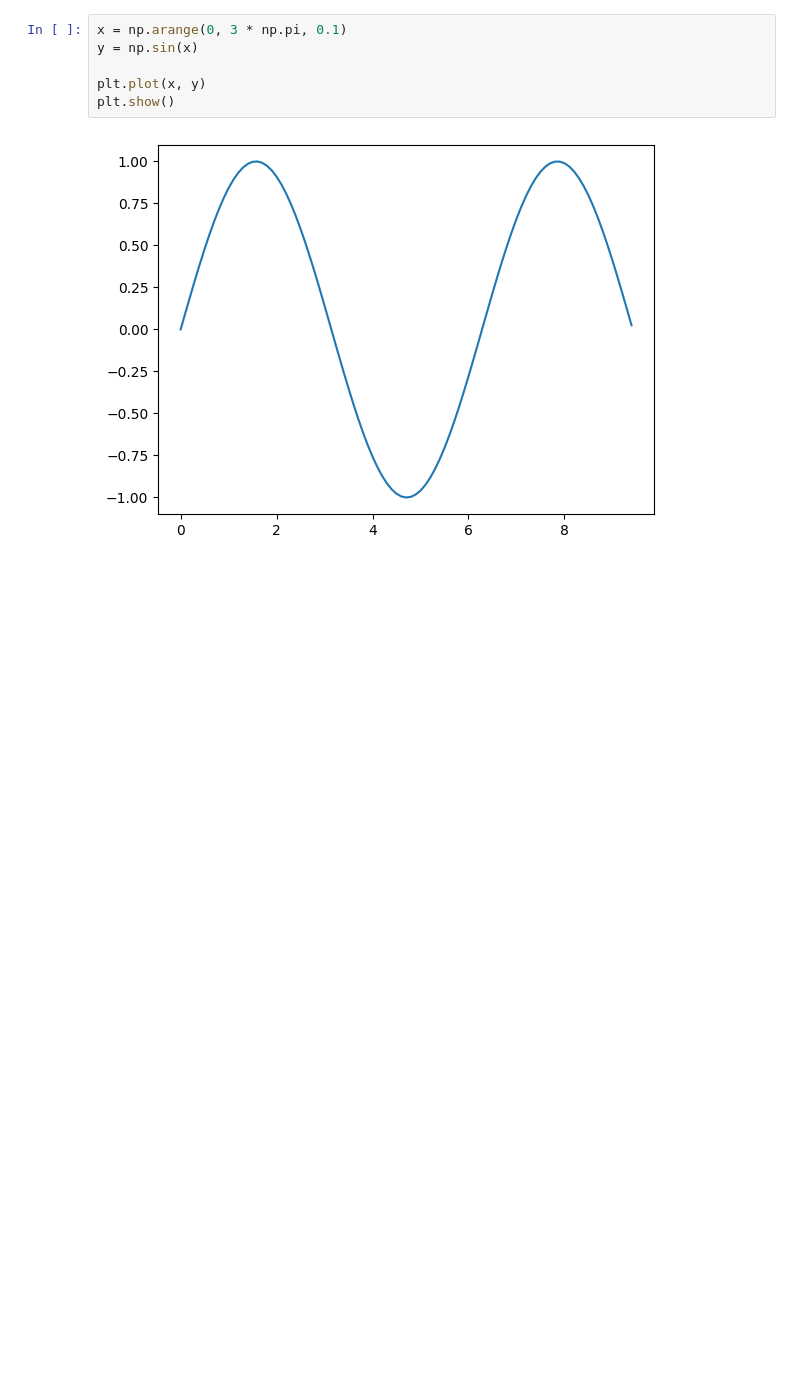
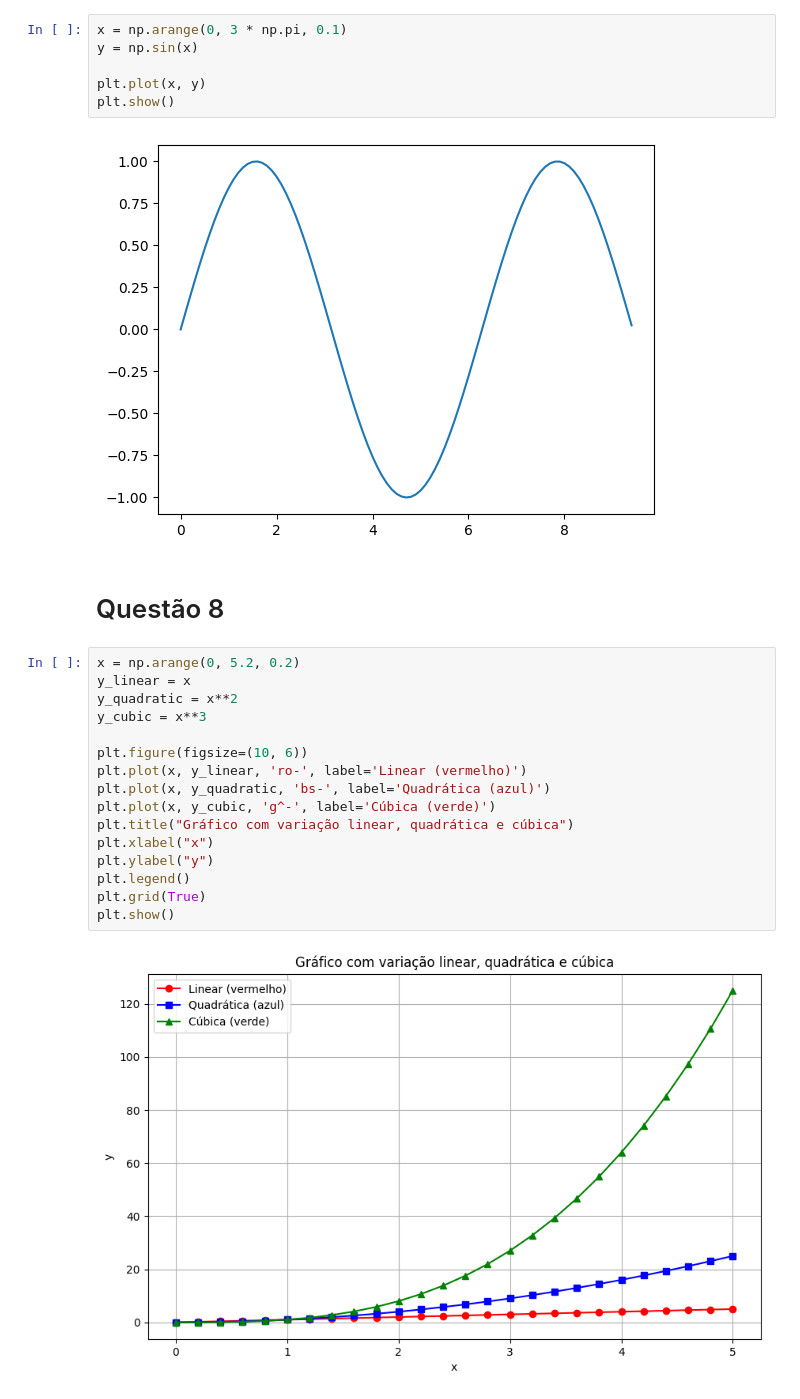
Before and after one commit to LucasGaabriel/Inteligencia-Artificial-Labs, a Jupyter notebook: Lab2/main.ipynb, the cells around one changed output. Cells and saved outputs as stored; diff of their text form; blank space fills up the shorter version.

```diff
--- a/Lab2/main.ipynb
+++ b/Lab2/main.ipynb
@@ -132,3 +137,23 @@ plt.plot(x, y)
 plt.show()
 # %% [output]
 [figure]
+# %% [markdown]
+# Questão 8
+# %%
+x = np.arange(0, 5.2, 0.2)
+y_linear = x
+y_quadratic = x**2
+y_cubic = x**3
+
+plt.figure(figsize=(10, 6))
+plt.plot(x, y_linear, 'ro-', label='Linear (vermelho)')
+plt.plot(x, y_quadratic, 'bs-', label='Quadrática (azul)')
+plt.plot(x, y_cubic, 'g^-', label='Cúbica (verde)')
+plt.title("Gráfico com variação linear, quadrática e cúbica")
+plt.xlabel("x")
+plt.ylabel("y")
+plt.legend()
+plt.grid(True)
+plt.show()
+# %% [output]
+[figure, added]
```
Also changed, not shown: parts of 16 cells of this notebook.
